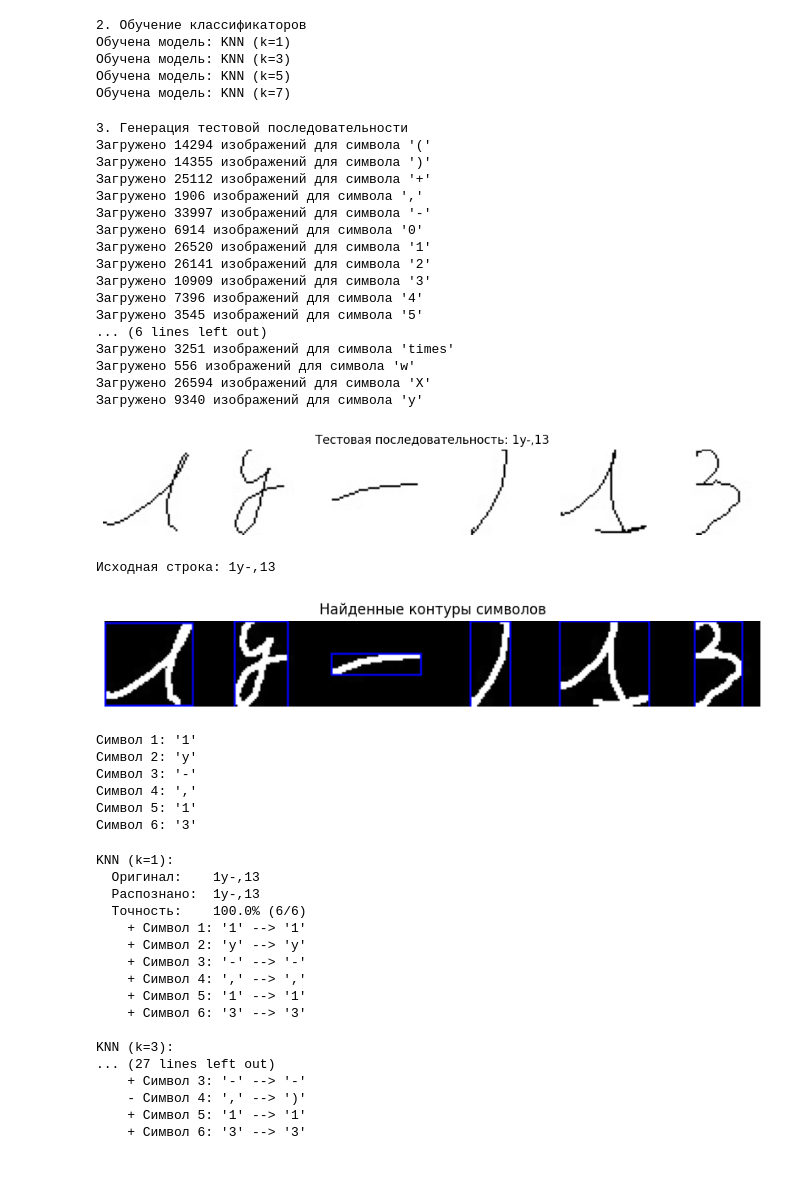
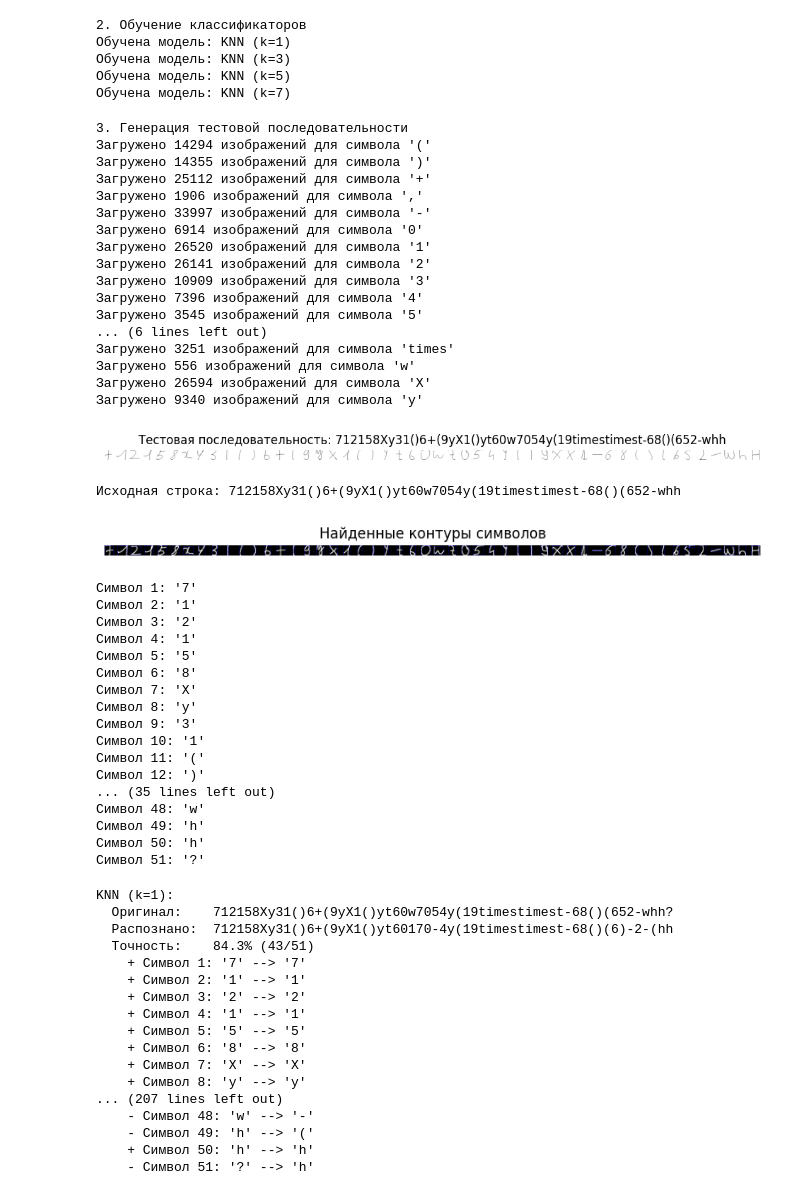
Before and after one commit to AlekseyPosternack/Image-Processing, a Jupyter notebook: 9_knn_classification/lab9.ipynb, the cells around one changed output. Cells and saved outputs as stored; diff of their text form; code cells hidden in the pictures.

```diff
--- a/9_knn_classification/lab9.ipynb
+++ b/9_knn_classification/lab9.ipynb
@@ -264,33 +264,33 @@ classifier.train(X_train, y_train)
 # %%
 print("\n3. Генерация тестовой последовательности")
 generator = SequenceGenerator(DATA_DIR)
-test_sequence = generator.create_sequence(length=6)
+test_sequence = generator.create_sequence(length=50)
 if test_sequence is None:
     print("Не удалось создать тестовую последовательность")
 plt.figure(figsize=(12, 3))
 plt.imshow(test_sequence['image'], cmap='gray')
 plt.title(f'Тестовая последовательность: {test_sequence["text"]}')
 plt.axis('off')
 plt.show()
 # %% [output]
 3. Генерация тестовой последовательности
 Загружено 14294 изображений для символа '('
 Загружено 14355 изображений для символа ')'
 Загружено 25112 изображений для символа '+'
 Загружено 1906 изображений для символа ','
 Загружено 33997 изображений для символа '-'
 Загружено 6914 изображений для символа '0'
 Загружено 26520 изображений для символа '1'
 Загружено 26141 изображений для символа '2'
 Загружено 10909 изображений для символа '3'
 Загружено 7396 изображений для символа '4'
 Загружено 3545 изображений для символа '5'
 ... (6 lines left out)
 Загружено 3251 изображений для символа 'times'
 Загружено 556 изображений для символа 'w'
 Загружено 26594 изображений для символа 'X'
 Загружено 9340 изображений для символа 'y'
-[figure, old version]
+[figure, new version]
 # %%
 # сегментация символов
 segmenter = CharacterSegmenter()
@@ -299,14 +299,25 @@ characters = segmenter.extract_characters(test_sequence['image'], test_sequence[
 if not characters:
     print("Не удалось извлечь символы")
 # %% [output]
-Исходная строка: 1y-,13
+Исходная строка: 712158Xy31()6+(9yX1()yt60w7054y(19timestimest-68()(652-whh
-[figure, old version]
+[figure, new version]
-Символ 1: '1'
-Символ 2: 'y'
-Символ 3: '-'
-Символ 4: ','
-Символ 5: '1'
-Символ 6: '3'
+Символ 1: '7'
+Символ 2: '1'
+Символ 3: '2'
+Символ 4: '1'
+Символ 5: '5'
+Символ 6: '8'
+Символ 7: 'X'
+Символ 8: 'y'
+Символ 9: '3'
+Символ 10: '1'
+Символ 11: '('
+Символ 12: ')'
+... (35 lines left out)
+Символ 48: 'w'
+Символ 49: 'h'
+Символ 50: 'h'
+Символ 51: '?'
 # %%
 # распознавание символов
 results = classifier.evaluate_sequence(characters)
@@ -329,22 +340,22 @@ for model_name, result in results.items():
         best_models.append(model_name)
 # %% [output]
 KNN (k=1):
-  Оригинал:    1y-,13
-  Распознано:  1y-,13
-  Точность:    100.0% (6/6)
-    + Символ 1: '1' --> '1'
-    + Символ 2: 'y' --> 'y'
-    + Символ 3: '-' --> '-'
-    + Символ 4: ',' --> ','
-    + Символ 5: '1' --> '1'
-    + Символ 6: '3' --> '3'
-
-KNN (k=3):
-... (27 lines left out)
-    + Символ 3: '-' --> '-'
-    - Символ 4: ',' --> ')'
-    + Символ 5: '1' --> '1'
-    + Символ 6: '3' --> '3'
+  Оригинал:    712158Xy31()6+(9yX1()yt60w7054y(19timestimest-68()(652-whh?
+  Распознано:  712158Xy31()6+(9yX1()yt60170-4y(19timestimest-68()(6)-2-(hh
+  Точность:    84.3% (43/51)
+    + Символ 1: '7' --> '7'
+    + Символ 2: '1' --> '1'
+    + Символ 3: '2' --> '2'
+    + Символ 4: '1' --> '1'
+    + Символ 5: '5' --> '5'
+    + Символ 6: '8' --> '8'
+    + Символ 7: 'X' --> 'X'
+    + Символ 8: 'y' --> 'y'
+... (207 lines left out)
+    - Символ 48: 'w' --> '-'
+    - Символ 49: 'h' --> '('
+    + Символ 50: 'h' --> 'h'
+    - Символ 51: '?' --> 'h'
 # %%
 # подведене итогов
 sorted_results = sorted(results.items(),
```
Also changed, not shown: parts of 1 cell of this notebook.
